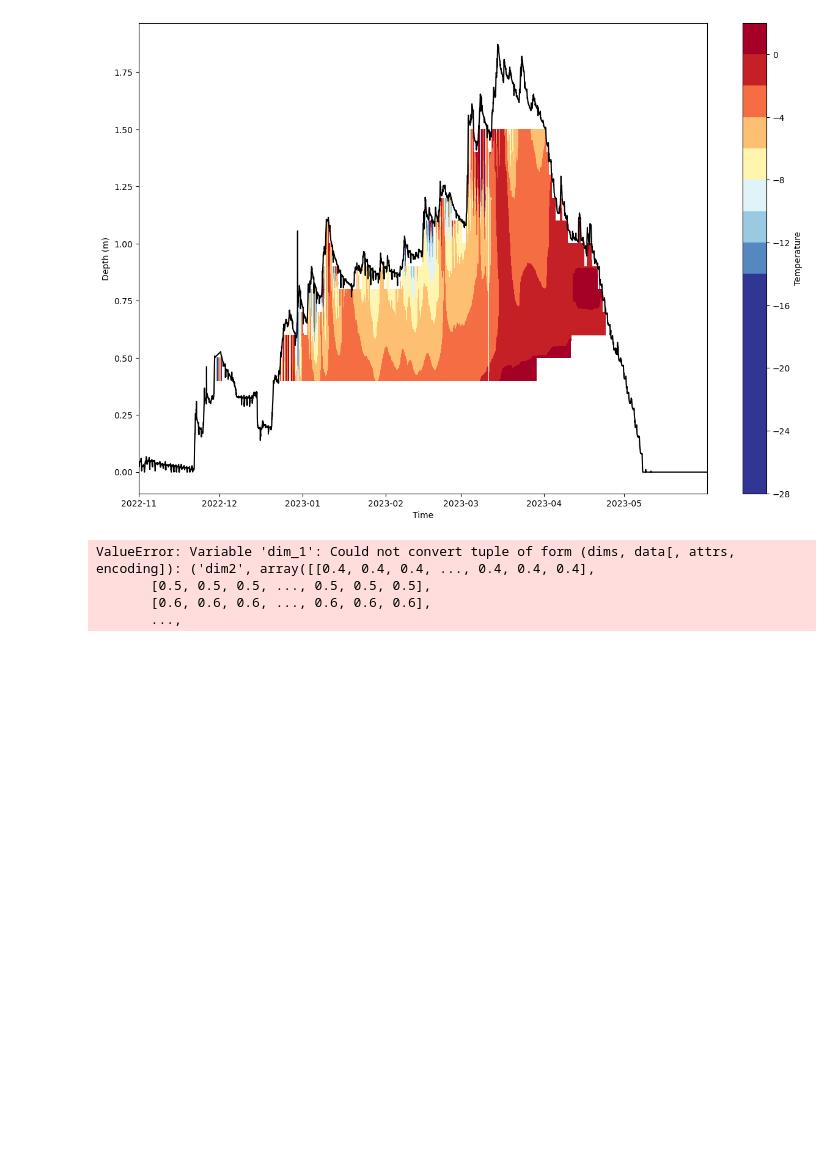
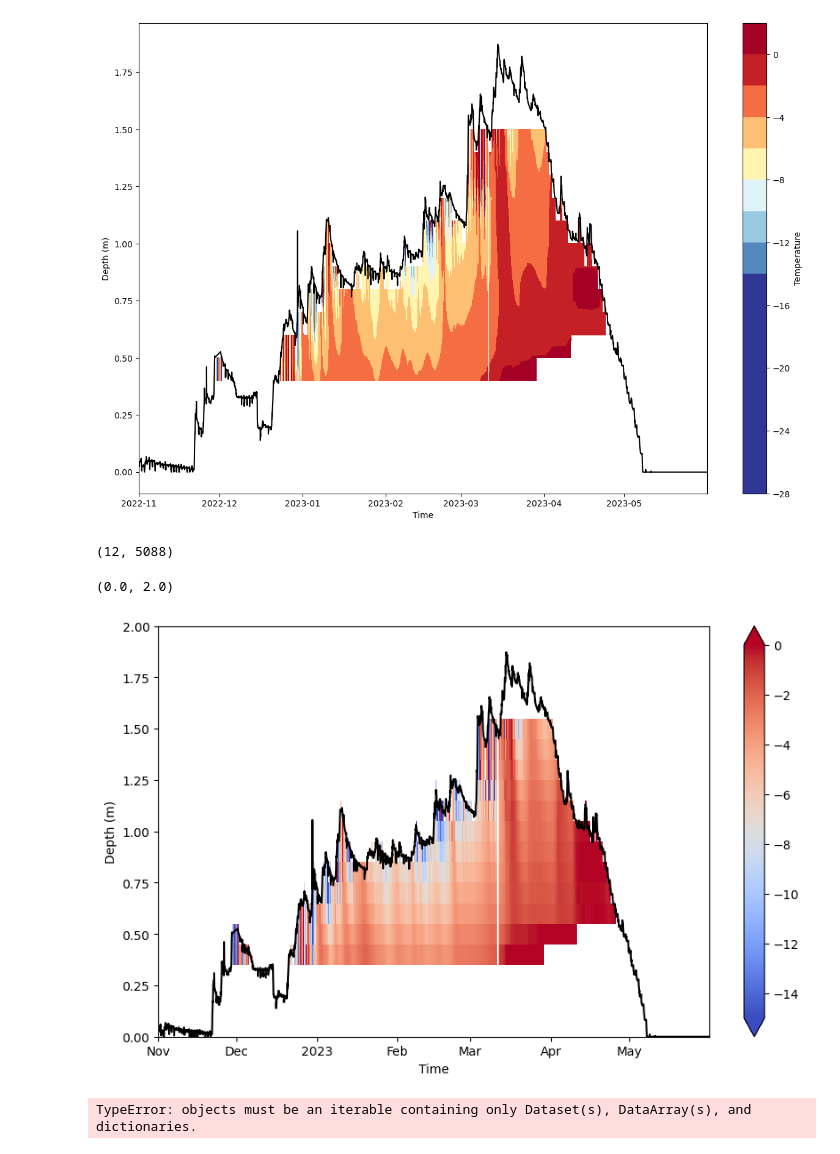
Before and after one commit to clinton-alden/summa, a Jupyter notebook: analysis/kettle_ponds/temp_plot.ipynb, the cells around one changed output. Drawn from its saved outputs; the diff is of its cells as text; code cells hidden in the pictures; blank space fills up the shorter version.

Commit message:
crerated difference plot

```diff
--- a/analysis/kettle_ponds/temp_plot.ipynb
+++ b/analysis/kettle_ponds/temp_plot.ipynb
@@ -216,11 +216,58 @@ import xarray as xr
 # Assuming `data` is your numpy array,
 # and `dim1` and `dim2` are your other two arrays
 
-times = times.flatten()
-# array = array.flatten()
-da = xr.DataArray(data, coords=[('dim1', times), ('dim2', array)])
+# times = times[0,:]
+# array = array.flatten(axis=1)
+da = xr.DataArray(data, coords=[('bins', array[:,0]), ('time', times)])
-# %% [output]
-ValueError: Variable 'dim_1': Could not convert tuple of form (dims, data[, attrs, encoding]): ('dim2', array([[0.4, 0.4, 0.4, ..., 0.4, 0.4, 0.4],
-       [0.5, 0.5, 0.5, ..., 0.5, 0.5, 0.5],
-       [0.6, 0.6, 0.6, ..., 0.6, 0.6, 0.6],
-       ...,
+# %%
+array.shape
+# %% [output]
+(12, 5088)
+# %%
+fig, ax = plt.subplots(figsize=(10, 6))
+
+plt.plot(df.index, df['L4due'], color='black')
+da.plot(x='time', y='bins', cmap='coolwarm', vmin=-15, vmax=0, ax=ax)
+
+# plt.plot(summa_out['time'], summa_out['scalarSnowDepth'], color='black')
+
+ax.set_xlabel('Time')
+ax.set_ylabel('Depth (m)')
+ax.set_ylim(0, 2)
+# %% [output]
+(0.0, 2.0)
+[figure, added]
+# %%
+depth = -summa_out.isel(hru=0)['iLayerHeight']
+depth = np.where(depth == 9999, np.nan, depth)
+depth = np.where(depth == -9999, np.nan, depth)
+depth = np.where(depth < 0, 0, depth)
+
+temp = summa_out.isel(hru=0)['mLayerTemp']
+temp = np.where(temp == 9999, np.nan, temp)
+temp = np.where(temp == -9999, np.nan, temp)
+
+frac_wat = summa_out.isel(hru=0)['mLayerVolFracWat']
+
+bins = np.arange(0, np.nanmax(depth) + .2, .1)  # Define your bins
+thick = depth
+results = []
+
+
+for i in range(thick.shape[1]):
+    dif_matrix = np.subtract.outer(thick[:,i], bins)
+    idx = np.abs(dif_matrix).argmin(axis=1)
+    results.append(bins[idx])
+
+new_da = xr.DataArray(results[:-1], dims=['midToto', 'time'], name='layer_bins')
+merged_ds = xr.merge([new_da,temp])
+
+slice_ds = merged_ds.sel(time=slice('2022-11-01', '2023-06-01'))
+
+binned_times = []
+for time in slice_ds.time:
+    temp_ds = slice_ds.sel(time=time).groupby_bins(group='layer_bins', bins=bins).mean()
+    temp_ds = temp_ds.assign_coords(time=time)
+    binned_times.append(temp_ds)
+# %% [output]
+TypeError: objects must be an iterable containing only Dataset(s), DataArray(s), and dictionaries.
```
Also changed, not shown: parts of 7 cells of this notebook.
